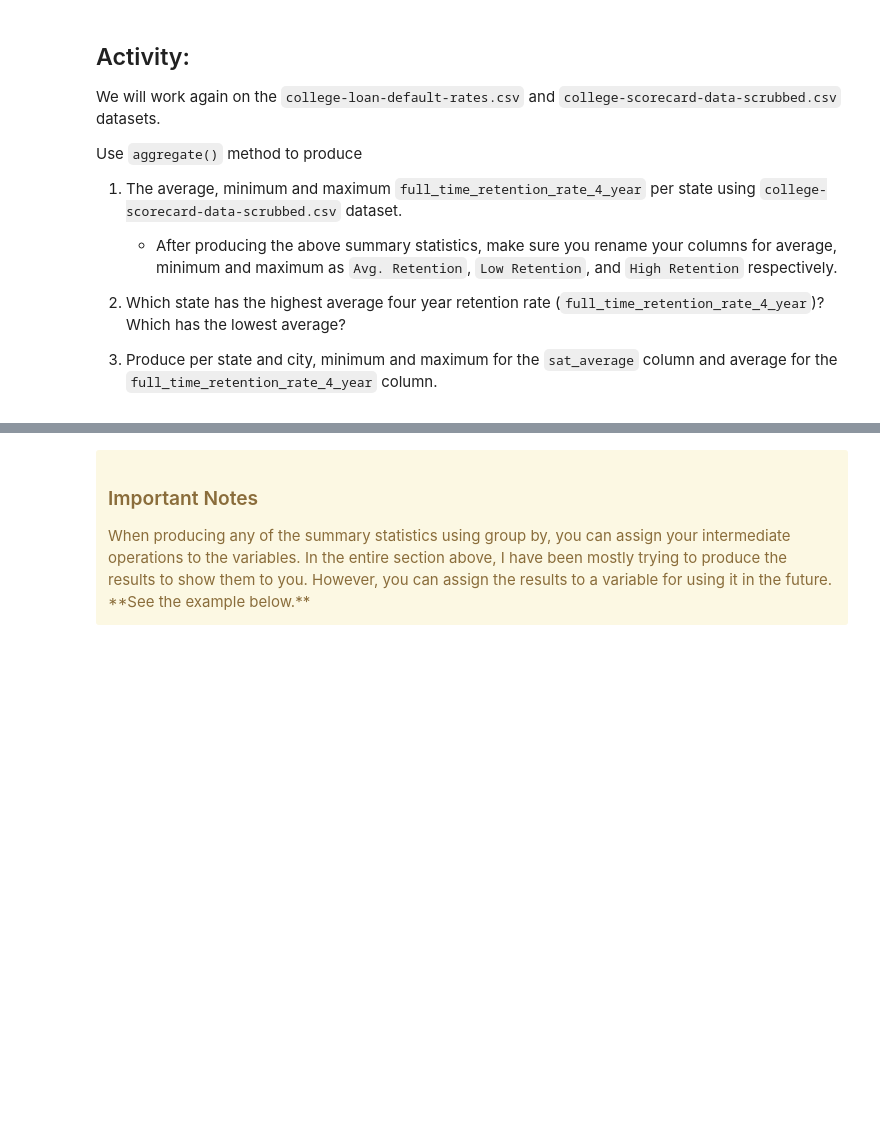
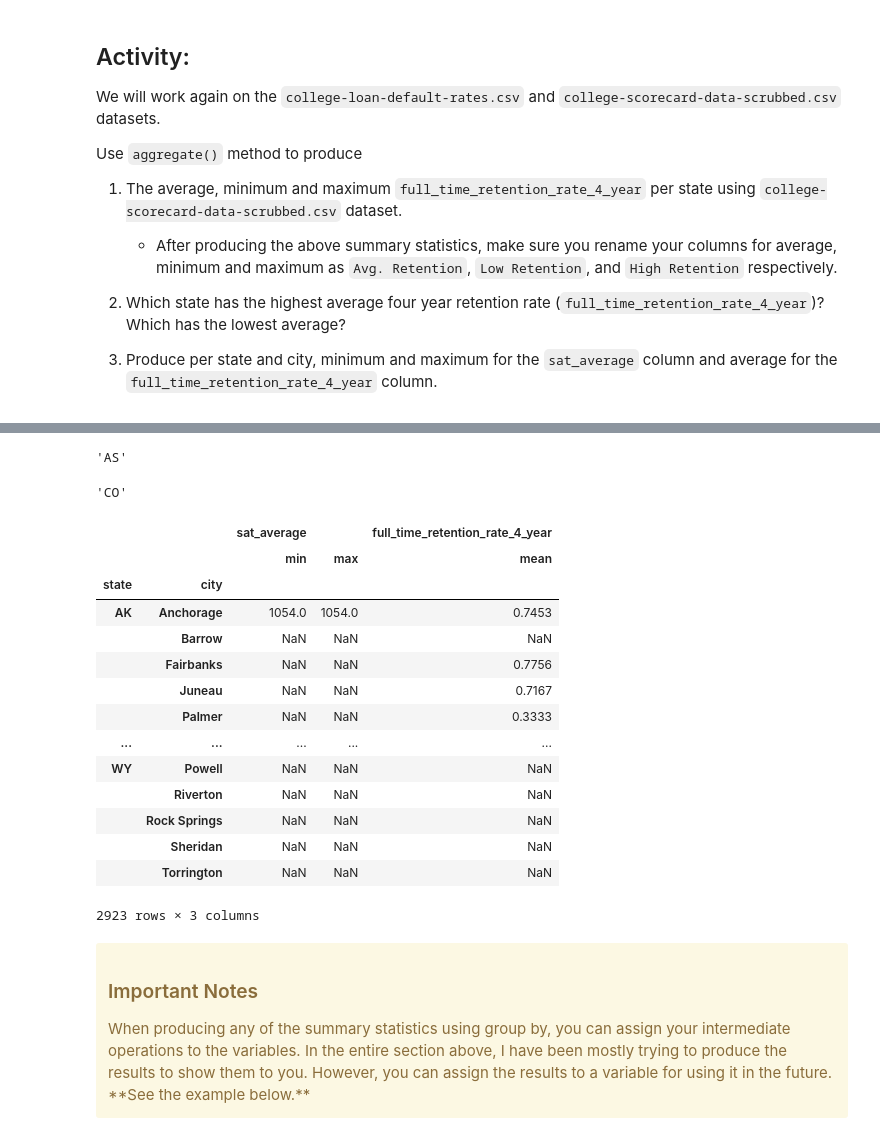
Before and after one commit to ssomanch/ITAO30210_Fall_2021, a Jupyter notebook: Lecture_17_Pandas_GroupBy_Oct_26.ipynb, the cells around one changed output, grey strips where cells are left out. Cells and saved outputs as stored; diff of their text form; code cells hidden in the pictures; blank space fills up the shorter version.

```diff
--- a/Lecture_17_Pandas_GroupBy_Oct_26.ipynb
+++ b/Lecture_17_Pandas_GroupBy_Oct_26.ipynb
@@ -318,2 +721,5 @@ college_scorecard = pd.read_csv(
 # %%
 # Question 2
+retention_summary['Avg. Retention'].idxmax()
+# %% [output]
+'AS'
@@ -322,3 +726,29 @@ college_scorecard = pd.read_csv(
+# %%
+retention_summary['Avg. Retention'].idxmin()
+# %% [output]
+'CO'
+# %%
+# Question 3
+college_by_state_city = college_scorecard.groupby(['state', 'city'])
+
+college_by_state_city.aggregate({'sat_average':['min','max'],
+                                 'full_time_retention_rate_4_year': np.mean})
+# %% [output]
+|  |  | sat_average |  | full_time_retention_rate_4_year |
+|  |  | min | max | mean |
+| state | city |  |  |  |
+| AK | Anchorage | 1054.0 | 1054.0 | 0.7453 |
+|  | Barrow | NaN | NaN | NaN |
+|  | Fairbanks | NaN | NaN | 0.7756 |
+|  | Juneau | NaN | NaN | 0.7167 |
+|  | Palmer | NaN | NaN | 0.3333 |
+| ... | ... | ... | ... | ... |
+| WY | Powell | NaN | NaN | NaN |
+|  | Riverton | NaN | NaN | NaN |
+|  | Rock Springs | NaN | NaN | NaN |
+|  | Sheridan | NaN | NaN | NaN |
+|  | Torrington | NaN | NaN | NaN |
+2923 rows × 3 columns
 # %% [markdown]
 <div class="alert alert-block alert-warning">
 <h3> Important Notes</h3>
```
Also changed, not shown: parts of 44 cells of this notebook.
